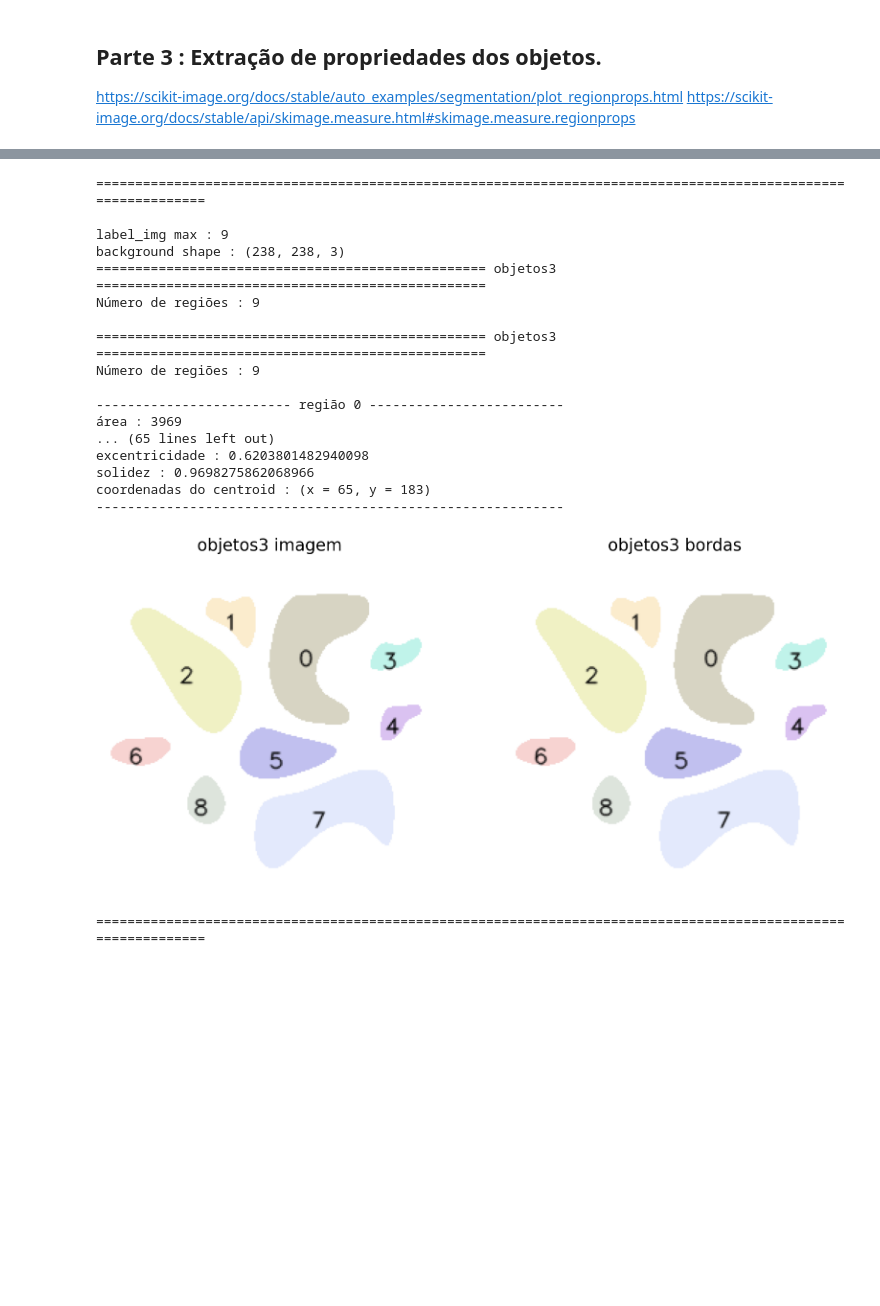
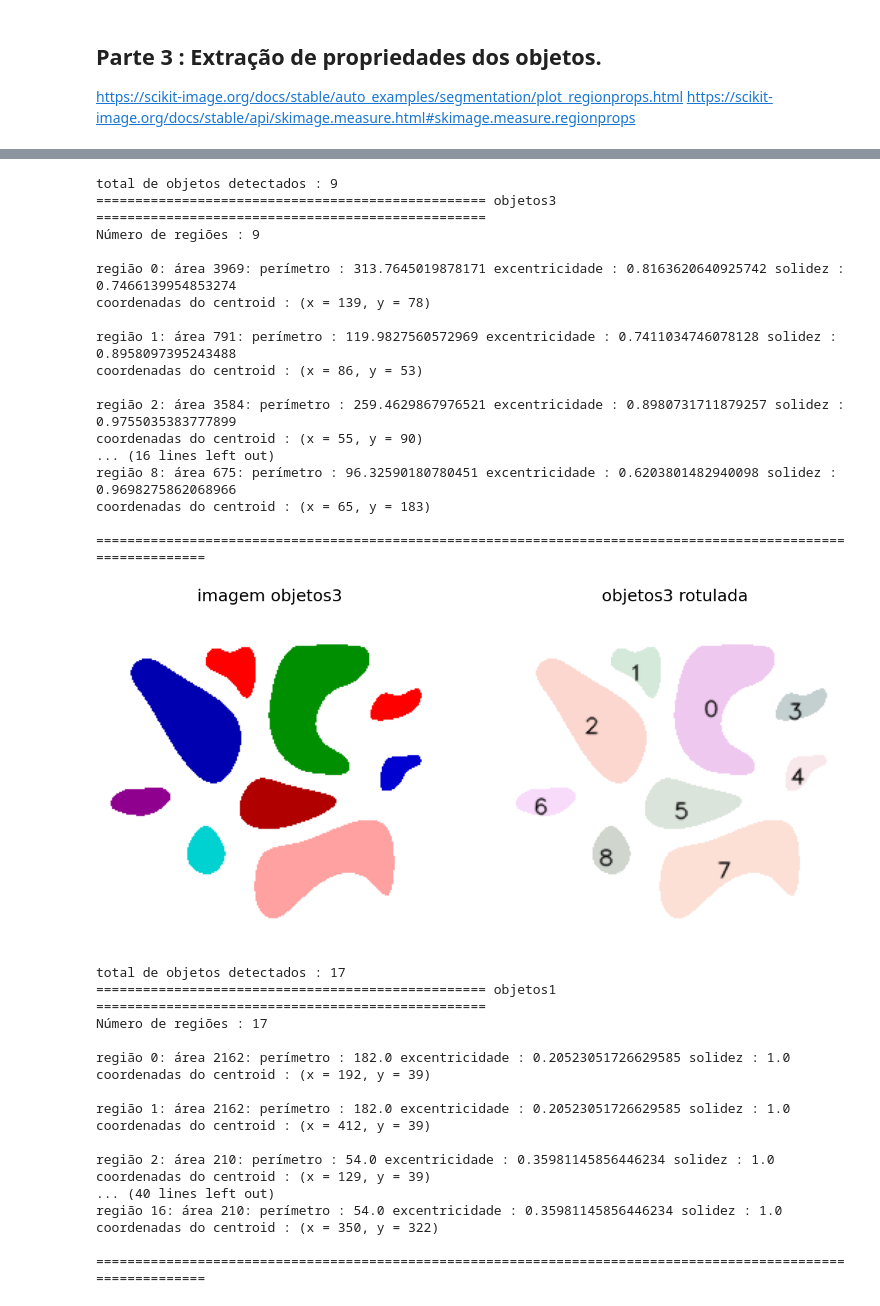
Before and after one commit to borin98/Introdu-o-ao-Processamento-de-Imagem-Digital, a Jupyter notebook: Trabalhos/Trabalho 4/Trabalho4Script.ipynb, the cells around one changed output, grey strips where cells are left out. Cells and saved outputs as stored; diff of their text form; code cells hidden in the pictures; blank space fills up the shorter version.

Commit message:
Mais avanço no relatório. Agora só preciso terminar de escrever o relatório e talvez fazer mais algumas modificações do plt.bar

```diff
--- a/Trabalhos/Trabalho 4/Trabalho4Script.ipynb
+++ b/Trabalhos/Trabalho 4/Trabalho4Script.ipynb
@@ -125,7 +125,7 @@ def plot_figures_in_line(first_img: np.ndarray, second_img: np.ndarray, title1:
     ax[1].set_title(title2, fontsize=fontsize_title)
 
     for a in ax:
-        a.axis('off')
+        a.axis("off")
     if save_fig_name:
         os.makedirs(save_dir, exist_ok=True)
         plt.savefig(save_dir + save_fig_name)
@@ -136,7 +136,7 @@ def plot_figures_in_line(first_img: np.ndarray, second_img: np.ndarray, title1:
 def extract_image_info(image: np.ndarray) -> tuple[pd.DataFrame, np.ndarray]:
     """
     Função que extrai as informações de área, perimetro, ecentricidade e solidez dos objetos de uma imagem e retorna
-    um pandas dataframe que contém estas informações
+    um p.Dataframe que contém estas informações
 
     Args:
         image (np.ndarray): imagem de entrada
@@ -147,7 +147,7 @@ def extract_image_info(image: np.ndarray) -> tuple[pd.DataFrame, np.ndarray]:
     """
 
     label_img = label(image) - 1
-    print("label_img max : {}".format(label_img.max()))
+    print("total de objetos detectados : {}".format(label_img.max()))
     props = regionprops_table(label_img, properties=("area",
                                                      "perimeter",
                                                      "eccentricity",
@@ -220,8 +237,8 @@ def get_image_contorn(gray_img: np.ndarray, rgb_image: np.ndarray, file_name: st
         gray_img (np.ndarray): imagem monocromática
         rgb_image (np.ndarray): imagem na escala RGB
         file_name (str): string que representa o nome do arquivo das imagens
-        t_min (int): valor opcional para de threshold mínimo para se utilizar no algorítmo do Canny. O seu valor padrão é 30
-        t_max (int): valor opcional para de threshold máximo para se utilizar no algorítmo do Canny. O seu valor padrão é 200
+        t_min (int): valor opcional para de threshold mínimo para se utilizar no algorítmo dc v2.threshold. O seu valor padrão é 30
+        t_max (int): valor opcional para de threshold máximo para se utilizar no algorítmo do cv2.threshold. O seu valor padrão é 200
         plot_image (bool): boleano que representa
         **kwargs (dict): dicionário que contém alguns parâmetros opcionais tais como a cor para demonstração dos contornos, tamanho da figura e o tamanho da fonte
 
@@ -255,22 +272,16 @@ def get_image_contorn(gray_img: np.ndarray, rgb_image: np.ndarray, file_name: st
     print("Nome da imagem de entrada : {}".format(img_name))
     print("Dimensão da imagem monocromática : {}".format(gray_img.shape))
 
-    # Achando os contornos usando Canny
-    # edged = cv2.Canny(gray_img, t_min, t_max)
-    #
-    # # Agora, iremos utilizar a função para encontrar os contornos dos objetos
-    # contours, _ = cv2.findContours(edged.copy(),
-    #                                cv2.RETR_TREE, cv2.CHAIN_APPROX_NONE)
-
     _, threshold_values = cv2.threshold(gray_img, t_min, t_max,
                                         cv2.THRESH_BINARY_INV)
-
-    print("treshold_val shape : {}".format(threshold_values.shape))
 
     contours, _ = cv2.findContours(threshold_values, cv2.RETR_EXTERNAL, cv2.CHAIN_APPROX_NONE)
 
     # Agora, iremos desenhar o contorno tanto para a imagem original
+
+    # Esta função cria uma imagem com
     img_with_contorns = cv2.drawContours(np.ones_like(rgb_image) * 255, contours, -1, color_mask, 2).astype(np.uint8)
+
     img_with_mask = cv2.drawContours(rgb_image.astype(np.float32), contours, -1, color_mask, 2).astype(np.uint8)
 
     if plot_image:
@@ -396,9 +428,9 @@ def place_text_to_objects(gray_img: np.ndarray, file_name: str, img_contorn: np.
 # %%
 move_values = ((-10.0, 10.0), (-8.0, 10.0), (-8.0, 10.0))
 area_values_vec = []
-for gray_img, rgb_img, image_contorn, image_name, move_value in zip(gray_images, rgb_images, images_contorns,
-                                                                    image_files_path, move_values):
-    _, object_area = place_text_to_objects(gray_img, image_name, image_contorn, move_centroid=move_value,
+for gray_img, rgb_img, img_contorn, image_name, move_value in zip(gray_images, rgb_images, images_contorns,
+                                                                  image_files_path, move_values):
+    _, object_area = place_text_to_objects(gray_img, image_name, img_contorn=img_contorn, move_centroid=move_value,
                                            rgb_img=rgb_img, color=(1, 1, 1),
                                            fig_size=(20, 20))
     area_values_vec.append(object_area)
@@ -442,19 +474,35 @@ coordenadas do centroid : (x = 176, y = 330)
-==============================================================================================================
-
-label_img max : 9
-background shape : (238, 238, 3)
+total de objetos detectados : 9
 ================================================== objetos3 ==================================================
 Número de regiões : 9
 
-================================================== objetos3 ==================================================
-Número de regiões : 9
+região 0: área 3969: perímetro : 313.7645019878171 excentricidade : 0.8163620640925742 solidez : 0.7466139954853274
+coordenadas do centroid : (x = 139, y = 78)
 
-------------------------- região 0 -------------------------
-área : 3969
-... (65 lines left out)
-excentricidade : 0.6203801482940098
-solidez : 0.9698275862068966
+região 1: área 791: perímetro : 119.9827560572969 excentricidade : 0.7411034746078128 solidez : 0.8958097395243488
+coordenadas do centroid : (x = 86, y = 53)
+
+região 2: área 3584: perímetro : 259.4629867976521 excentricidade : 0.8980731711879257 solidez : 0.9755035383777899
+coordenadas do centroid : (x = 55, y = 90)
+... (16 lines left out)
+região 8: área 675: perímetro : 96.32590180780451 excentricidade : 0.6203801482940098 solidez : 0.9698275862068966
 coordenadas do centroid : (x = 65, y = 183)
-------------------------------------------------------------
+
+==============================================================================================================
-[figure, old version]
+[figure, new version]
+total de objetos detectados : 17
+================================================== objetos1 ==================================================
+Número de regiões : 17
+
+região 0: área 2162: perímetro : 182.0 excentricidade : 0.20523051726629585 solidez : 1.0
+coordenadas do centroid : (x = 192, y = 39)
+
+região 1: área 2162: perímetro : 182.0 excentricidade : 0.20523051726629585 solidez : 1.0
+coordenadas do centroid : (x = 412, y = 39)
+
+região 2: área 210: perímetro : 54.0 excentricidade : 0.35981145856446234 solidez : 1.0
+coordenadas do centroid : (x = 129, y = 39)
+... (40 lines left out)
+região 16: área 210: perímetro : 54.0 excentricidade : 0.35981145856446234 solidez : 1.0
+coordenadas do centroid : (x = 350, y = 322)
+
 ==============================================================================================================
```
Also changed, not shown: parts of 11 cells of this notebook, 12 other files.
